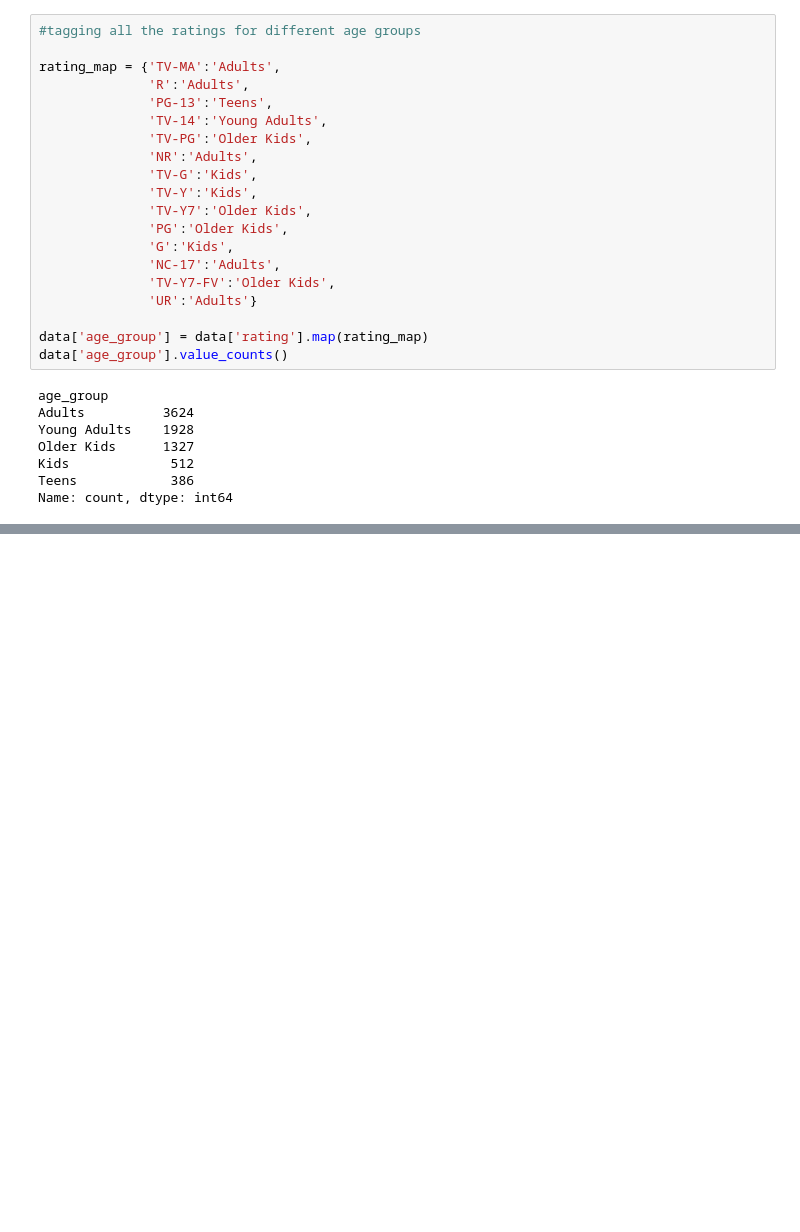
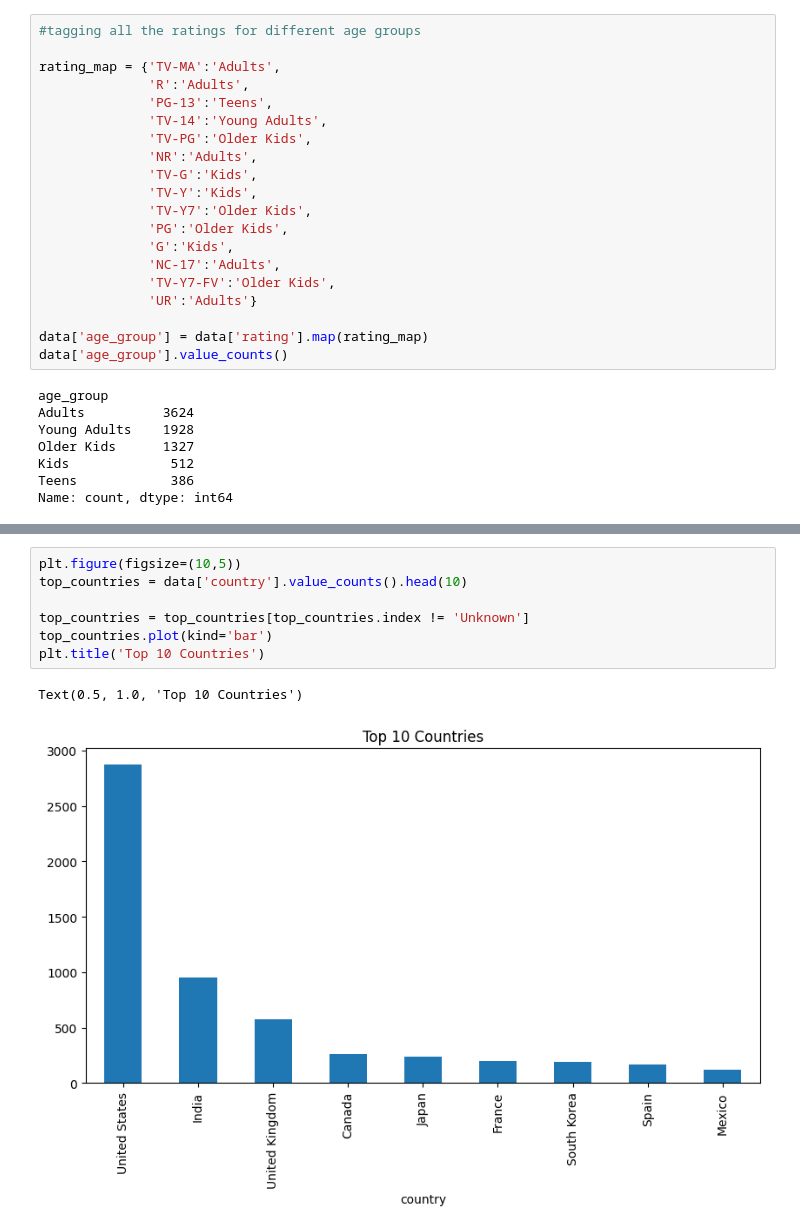
Before and after one commit to Ish-i-ka/Netflix-Show-Recommender, a Jupyter notebook: recommender.ipynb, the cells around one changed output, grey strips where cells are left out. Saved outputs shown, nothing was run; the diff lists cells and outputs as text; blank space fills up the shorter version.

```diff
--- a/recommender.ipynb
+++ b/recommender.ipynb
@@ -264,0 +200,10 @@ Name: count, dtype: int64
+# %%
+plt.figure(figsize=(10,5))
+top_countries = data['country'].value_counts().head(10)
+
+top_countries = top_countries[top_countries.index != 'Unknown']
+top_countries.plot(kind='bar')
+plt.title('Top 10 Countries')
+# %% [output]
+Text(0.5, 1.0, 'Top 10 Countries')
+[figure, added]
```
Also changed, not shown: parts of 49 cells of this notebook, 1 other file.
